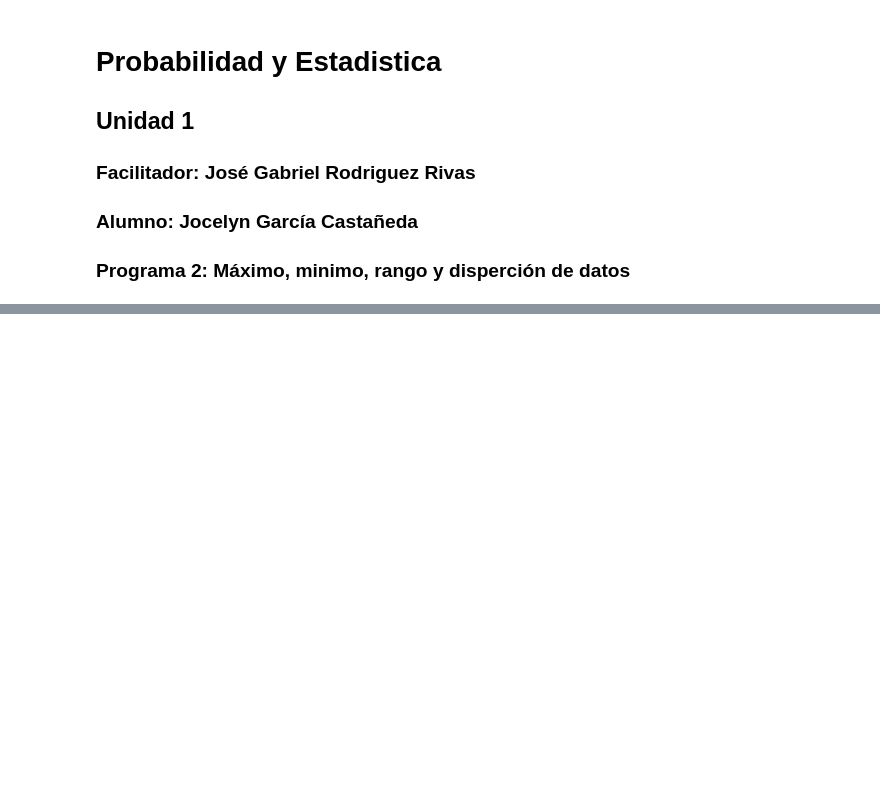
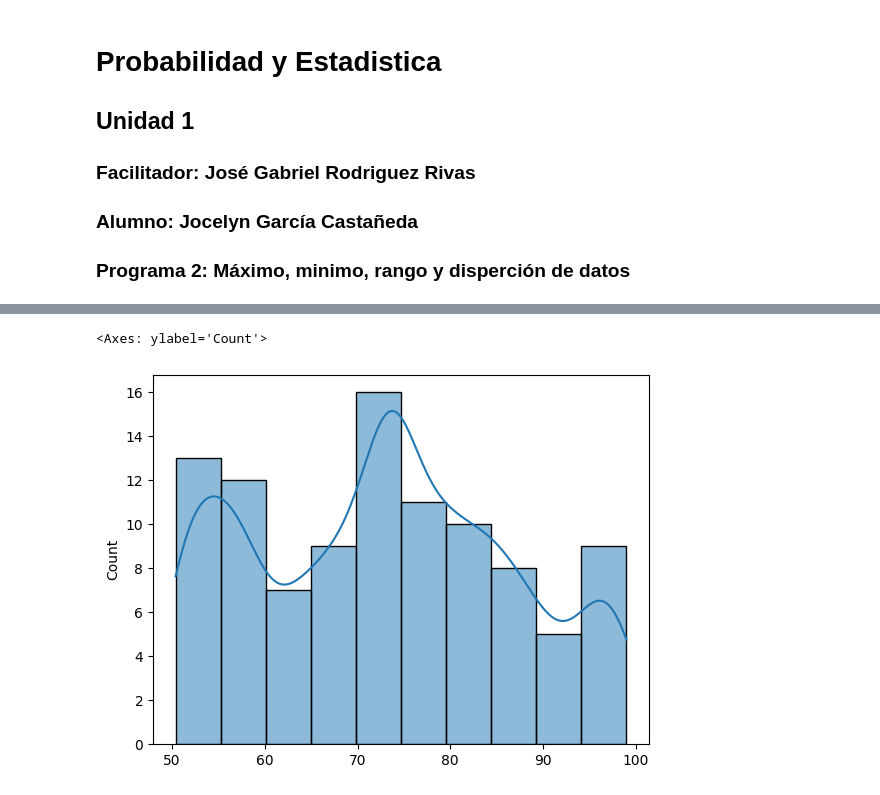
Before and after one commit to 25041032-Jocelyn/PROBABILIDAD-Y-ESTADISTICA, a Jupyter notebook: Practica2.ipynb, the cells around one changed output, grey strips where cells are left out. Drawn from its saved outputs; the diff is of its cells as text; code cells hidden in the pictures; blank space fills up the shorter version.

```diff
--- a/Practica2.ipynb
+++ b/Practica2.ipynb
@@ -106,0 +109,11 @@ plt.show()
+# %%
+# La densidad gráfica es una forma de visualizar la distribución de datos
+# en un intervalo o periodo de tiempo continuo.
+# Se basa en un histograma que usa el visualizador de kernel para trazar valores,
+# lo que permite obtener distribuciones más suaves al reducir el ruido.
+# Usa una curva de densidad que muestra la ubicación de la media y la mediana en una distribución.
+
+sns.histplot(fabrica1, kde=True, kde_kws={'bw_adjust': 0.5}, bins=10)
+# %% [output]
+<Axes: ylabel='Count'>
+[figure, added]
```
Also changed, not shown: parts of 7 cells of this notebook.
